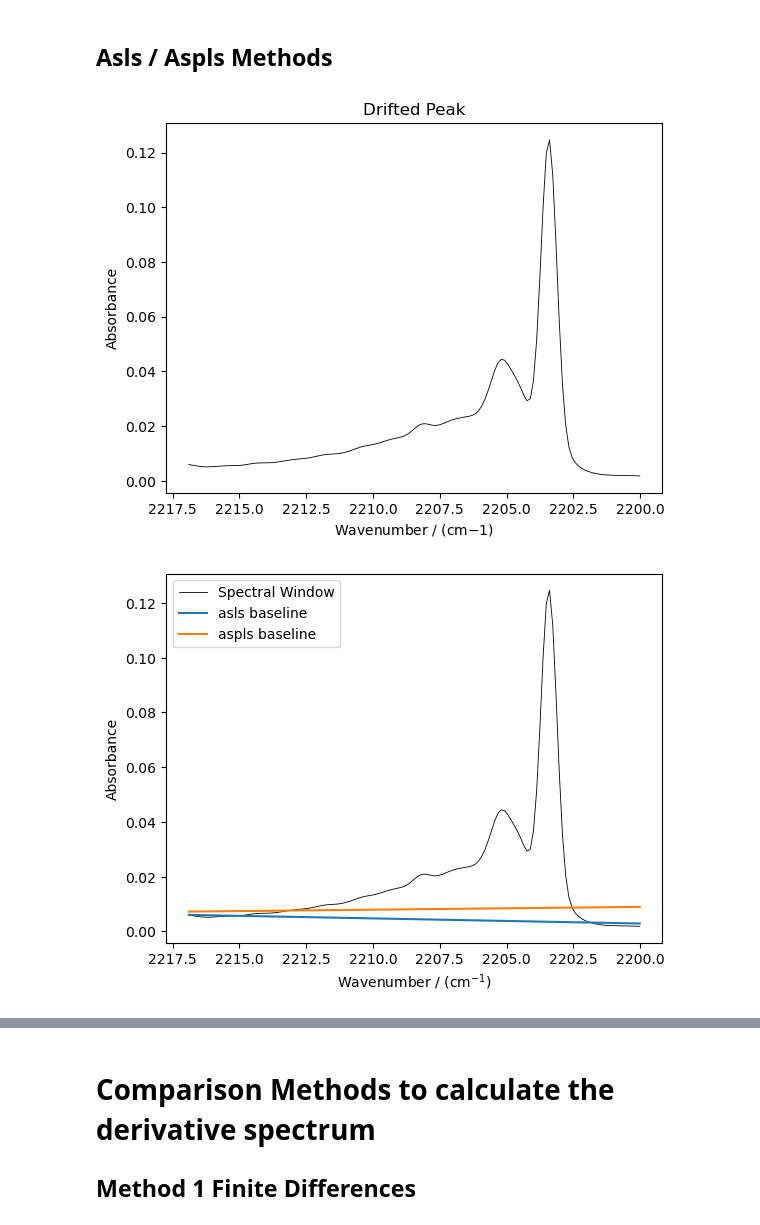
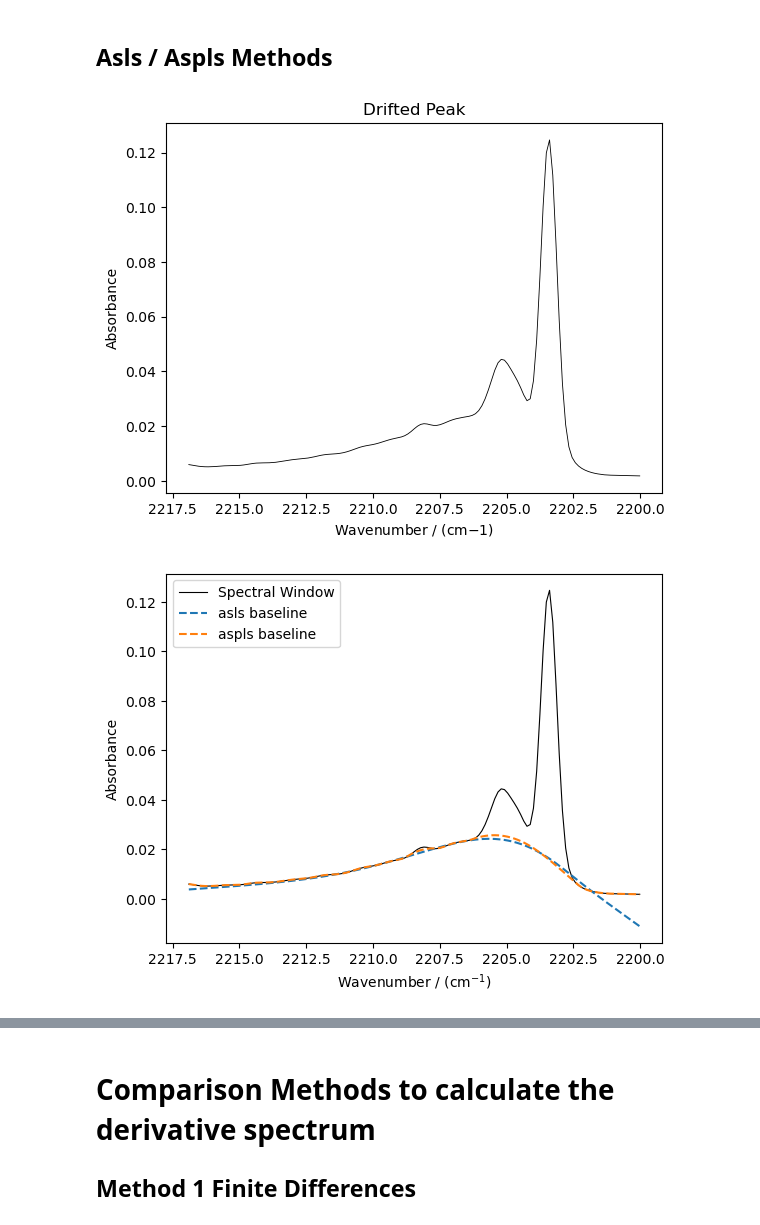
Before and after one commit to LukasMeinschad/ir_peak_int, a Jupyter notebook: spectra_test.ipynb, the cells around one changed output, grey strips where cells are left out. Drawn from its saved outputs; the diff is of its cells as text; code cells hidden in the pictures.

Commit message:
Baselines

```diff
--- a/spectra_test.ipynb
+++ b/spectra_test.ipynb
@@ -107,35 +107,38 @@ def fit_baseline_asls_aspls(x_window,y_window, lam, tol, max_iter):
         x_window = selected x data
         y_window = selected y data
         lam =
         tol =
         max_iter
     """
     baseline_fitter= Baseline(x_window)
 
     fit1,params_1 = baseline_fitter.asls(y_window, lam=lam, tol=tol, max_iter=max_iter)
     fit2,params_2 = baseline_fitter.aspls(y_window, lam=lam, tol=tol, max_iter=max_iter)
 
 
-    plt.plot(x_window,y_window, label ="Spectral Window", color ="black", linewidth = 0.6)
-    plt.plot(x_window,fit1, label="asls baseline")
-    plt.plot(x_window,fit2, label="aspls baseline")
+    plt.plot(x_window,y_window, label ="Spectral Window", color ="black", linewidth = 0.8)
+    plt.plot(x_window,fit1, label="asls baseline", ls = "--")
+    plt.plot(x_window,fit2, label="aspls baseline", ls = "--")
     plt.legend()
     plt.xlabel("Wavenumber / (cm$^{-1}$)")
     plt.ylabel("Absorbance")
     plt.legend()
     plt.gca().invert_xaxis()
     plt.show()
 
     # Next of show the Fits
     plt.figure()
     plt.plot(np.arange(1, len(params_1["tol_history"]) + 1), params_1["tol_history"], label="asls")
     plt.plot(np.arange(1, len(params_2["tol_history"]) + 1), params_2["tol_history"], label="aspls")
     plt.axhline(tol, ls=":", color="k", label="tolerance")
     plt.legend()
     plt.show()
 
+    baseline_corrected_spectrum_asls = y_window - fit2
+    baseline_corrected_spectrum_aspls = y_window - fit2
+    return baseline_corrected_spectrum_asls, baseline_corrected_spectrum_aspls
 
-fit_baseline_asls_aspls(x_window_base,y_window_base, 5e10, 1e-3, 20)
+y_window_asls, y_window_aspls = fit_baseline_asls_aspls(x_window_base,y_window_base, 1e3, 1e-3, 20)
 # %% [output]
 [figure]
-[figure, old version]
+[figure, new version]
```
Also changed, not shown: parts of 6 cells of this notebook, 1 other file.
